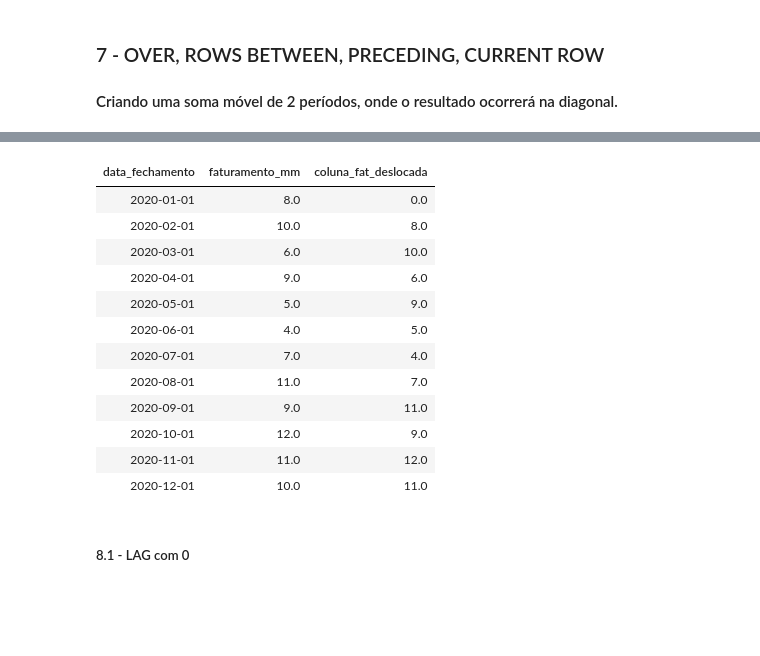
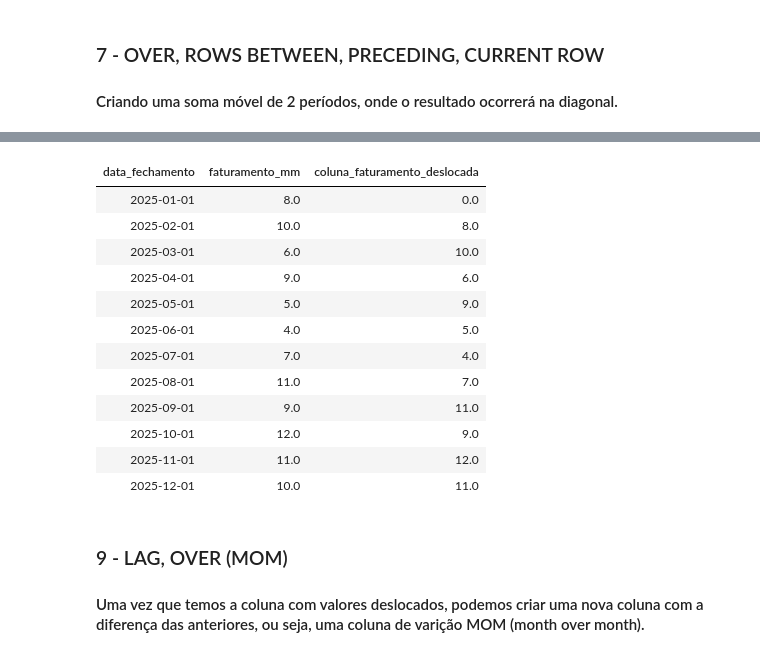
Before and after one commit to wallacecarlis/sql_two_databricks, a Jupyter notebook: SQL_TWO - AULA_4.ipynb, the cells around one changed output, grey strips where cells are left out. Saved outputs shown, nothing was run; the diff lists cells and outputs as text; code cells hidden in the pictures; blank space fills up the shorter version.

```diff
--- a/SQL_TWO - AULA_4.ipynb
+++ b/SQL_TWO - AULA_4.ipynb
@@ -140,26 +140,27 @@ ORDER BY data_fechamento;
 # %%
--- 7 - Criando MOM com a função LAG
+-- 7 - Criando uma coluna de deslocamento com LAG e OVER
 SELECT
   data_fechamento,
   faturamento_mm,
   LAG(faturamento_mm, 1, 0)
-    OVER(ORDER BY data_fechamento ASC) AS coluna_fat_deslocada
+    OVER(ORDER BY data_fechamento ASC) AS coluna_faturamento_deslocada
 FROM FATURAMENTOS
 ORDER BY data_fechamento ASC;
 # %% [output]
-| data_fechamento | faturamento_mm | coluna_fat_deslocada |
-| 2020-01-01 | 8.0 | 0.0 |
-| 2020-02-01 | 10.0 | 8.0 |
-| 2020-03-01 | 6.0 | 10.0 |
-| 2020-04-01 | 9.0 | 6.0 |
-| 2020-05-01 | 5.0 | 9.0 |
-| 2020-06-01 | 4.0 | 5.0 |
-| 2020-07-01 | 7.0 | 4.0 |
-| 2020-08-01 | 11.0 | 7.0 |
-| 2020-09-01 | 9.0 | 11.0 |
-| 2020-10-01 | 12.0 | 9.0 |
-| 2020-11-01 | 11.0 | 12.0 |
-| 2020-12-01 | 10.0 | 11.0 |
+| data_fechamento | faturamento_mm | coluna_faturamento_deslocada |
+| 2025-01-01 | 8.0 | 0.0 |
+| 2025-02-01 | 10.0 | 8.0 |
+| 2025-03-01 | 6.0 | 10.0 |
+| 2025-04-01 | 9.0 | 6.0 |
+| 2025-05-01 | 5.0 | 9.0 |
+| 2025-06-01 | 4.0 | 5.0 |
+| 2025-07-01 | 7.0 | 4.0 |
+| 2025-08-01 | 11.0 | 7.0 |
+| 2025-09-01 | 9.0 | 11.0 |
+| 2025-10-01 | 12.0 | 9.0 |
+| 2025-11-01 | 11.0 | 12.0 |
+| 2025-12-01 | 10.0 | 11.0 |
-# %% [markdown]
-##### 8.1 - LAG com 0
+# %% [markdown]
+### 9 - LAG, OVER (MOM)
+#### Uma vez que temos a coluna com valores deslocados, podemos criar uma nova coluna com a diferença das anteriores, ou seja, uma coluna de varição MOM (month over month).
 # %%
```
Also changed, not shown: parts of 21 cells of this notebook.
